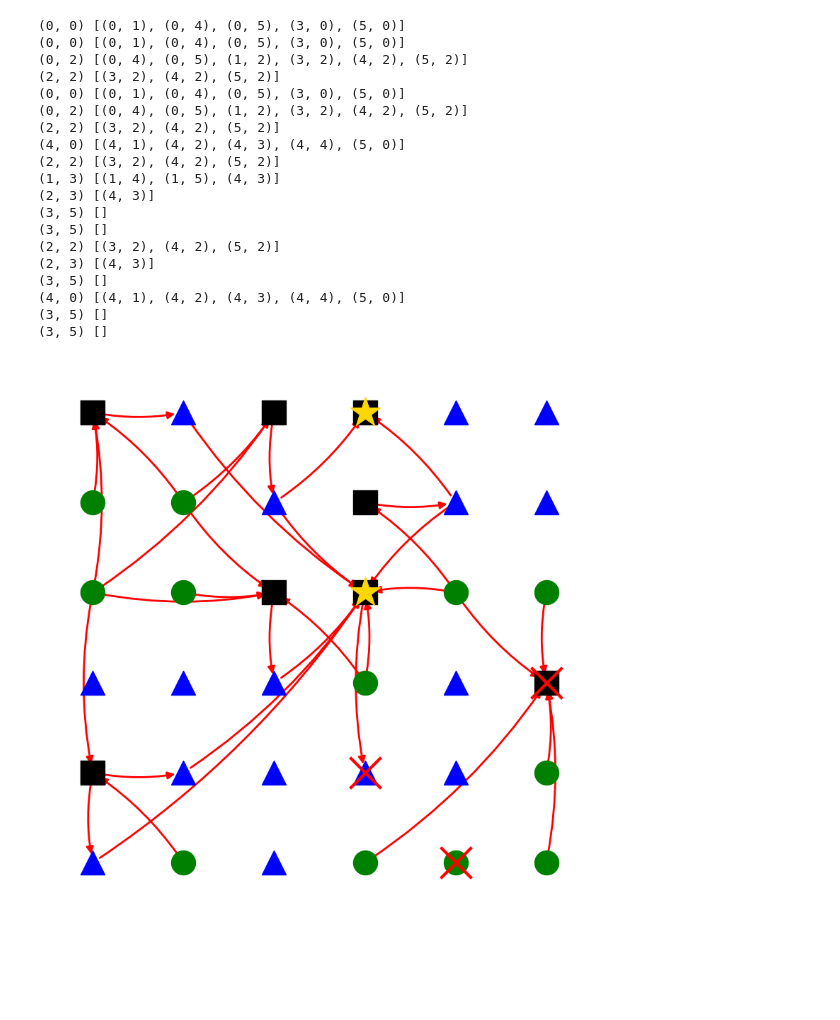
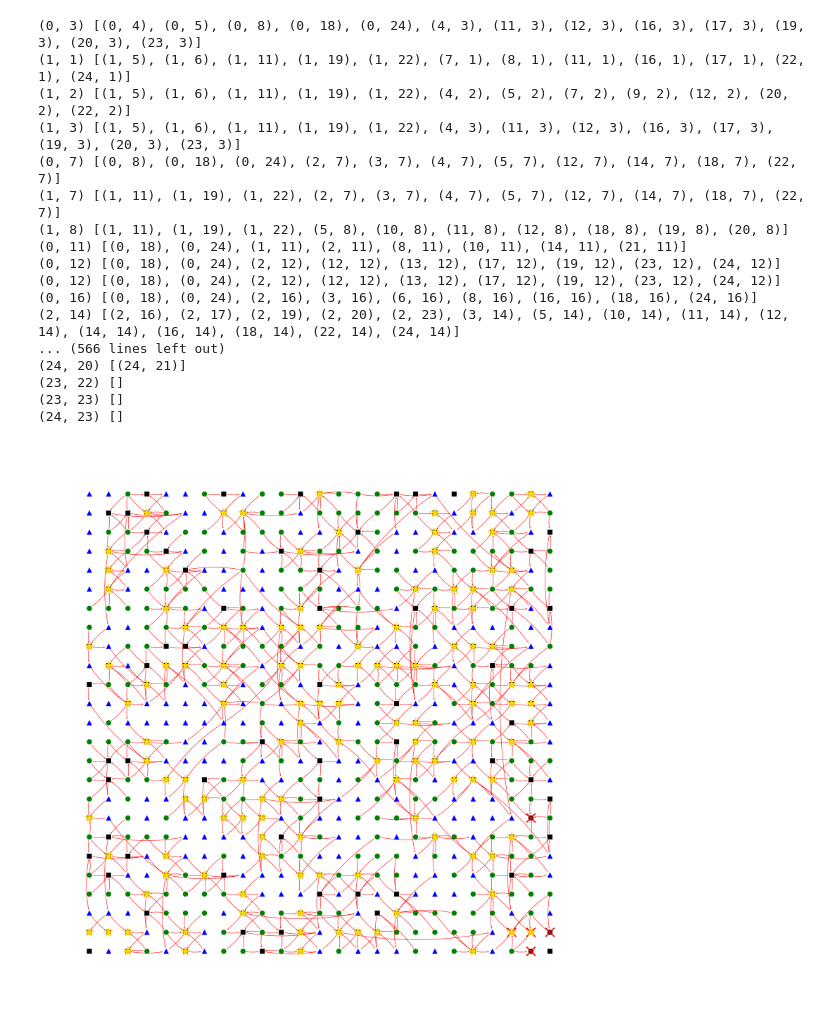
Before and after one commit to LuigiZanon/brincadeira-com-grafos, a Jupyter notebook: grafos.ipynb, the cells around one changed output. Drawn from its saved outputs; the diff is of its cells as text; code cells hidden in the pictures; blank space fills up the shorter version.

```diff
--- a/grafos.ipynb
+++ b/grafos.ipynb
@@ -14,8 +14,8 @@ def gera_matriz(N, seed):
 def distance(node1, node2):
     return max(abs(node1[0] - node2[0]),(abs(node1[1] - node2[1])))
 
-N = 6
-seed = 11
+N = 25
+seed = 20
 
 matriz = gera_matriz(N, seed)
 
@@ -86,34 +86,42 @@ for path in successed_path + failed_path:
 failed_nodes = list(set([c[-1] for c in failed_path]))
 succeed_nodes = list(set([c[-1] for c in successed_path]))
 # %% [output]
-(0, 0) [(0, 1), (0, 4), (0, 5), (3, 0), (5, 0)]
-(0, 0) [(0, 1), (0, 4), (0, 5), (3, 0), (5, 0)]
-(0, 2) [(0, 4), (0, 5), (1, 2), (3, 2), (4, 2), (5, 2)]
-(2, 2) [(3, 2), (4, 2), (5, 2)]
-(0, 0) [(0, 1), (0, 4), (0, 5), (3, 0), (5, 0)]
-(0, 2) [(0, 4), (0, 5), (1, 2), (3, 2), (4, 2), (5, 2)]
-(2, 2) [(3, 2), (4, 2), (5, 2)]
-(4, 0) [(4, 1), (4, 2), (4, 3), (4, 4), (5, 0)]
-(2, 2) [(3, 2), (4, 2), (5, 2)]
-(1, 3) [(1, 4), (1, 5), (4, 3)]
-(2, 3) [(4, 3)]
-(3, 5) []
-(3, 5) []
-(2, 2) [(3, 2), (4, 2), (5, 2)]
-(2, 3) [(4, 3)]
-(3, 5) []
-(4, 0) [(4, 1), (4, 2), (4, 3), (4, 4), (5, 0)]
-(3, 5) []
-(3, 5) []
+(0, 3) [(0, 4), (0, 5), (0, 8), (0, 18), (0, 24), (4, 3), (11, 3), (12, 3), (16, 3), (17, 3), (19, 3), (20, 3), (23, 3)]
+(1, 1) [(1, 5), (1, 6), (1, 11), (1, 19), (1, 22), (7, 1), (8, 1), (11, 1), (16, 1), (17, 1), (22, 1), (24, 1)]
+(1, 2) [(1, 5), (1, 6), (1, 11), (1, 19), (1, 22), (4, 2), (5, 2), (7, 2), (9, 2), (12, 2), (20, 2), (22, 2)]
+(1, 3) [(1, 5), (1, 6), (1, 11), (1, 19), (1, 22), (4, 3), (11, 3), (12, 3), (16, 3), (17, 3), (19, 3), (20, 3), (23, 3)]
+(0, 7) [(0, 8), (0, 18), (0, 24), (2, 7), (3, 7), (4, 7), (5, 7), (12, 7), (14, 7), (18, 7), (22, 7)]
+(1, 7) [(1, 11), (1, 19), (1, 22), (2, 7), (3, 7), (4, 7), (5, 7), (12, 7), (14, 7), (18, 7), (22, 7)]
+(1, 8) [(1, 11), (1, 19), (1, 22), (5, 8), (10, 8), (11, 8), (12, 8), (18, 8), (19, 8), (20, 8)]
+(0, 11) [(0, 18), (0, 24), (1, 11), (2, 11), (8, 11), (10, 11), (14, 11), (21, 11)]
+(0, 12) [(0, 18), (0, 24), (2, 12), (12, 12), (13, 12), (17, 12), (19, 12), (23, 12), (24, 12)]
+(0, 12) [(0, 18), (0, 24), (2, 12), (12, 12), (13, 12), (17, 12), (19, 12), (23, 12), (24, 12)]
+(0, 16) [(0, 18), (0, 24), (2, 16), (3, 16), (6, 16), (8, 16), (16, 16), (18, 16), (24, 16)]
+(2, 14) [(2, 16), (2, 17), (2, 19), (2, 20), (2, 23), (3, 14), (5, 14), (10, 14), (11, 14), (12, 14), (14, 14), (16, 14), (18, 14), (22, 14), (24, 14)]
+... (566 lines left out)
+(24, 20) [(24, 21)]
+(23, 22) []
+(23, 23) []
+(24, 23) []
 # %%
-plt.figure(figsize=(10, 10))
+figsize = max(10, N * 1.0)
+
+node_size = max(100, 3600 / N)
+
+edge_width = max(1, 12 / N)
+arrow_width = max(5, 120 / N)
+X_size = node_size * 3.5
+star_size = node_size * 4
+espessura_x = max(1, 18 / N)
+
+plt.figure(figsize=(figsize, figsize))
 
 nx.draw_networkx_nodes(
     G,
     pos=position,
     nodelist=nodes_C,
     node_color="green",
-    node_size=600,
+    node_size=node_size,
     node_shape="o"
 )
 
@@ -122,7 +130,7 @@ nx.draw_networkx_nodes(
     pos=position,
     nodelist=nodes_S,
     node_color="black",
-    node_size=600,
+    node_size=node_size,
     node_shape="s"
 )
 
@@ -131,7 +139,7 @@ nx.draw_networkx_nodes(
     pos=position,
     nodelist=nodes_T,
     node_color="blue",
-    node_size=600,
+    node_size=node_size,
     node_shape="^"
 )
 
@@ -140,35 +148,35 @@ if failed_nodes:
     nx.draw_networkx_nodes(
         G,
         pos=position,
         nodelist=failed_nodes,
         node_color="red",
-        node_size=1000,
+        node_size=X_size,
         node_shape="x",
         linewidths=3
     )
 
 if succeed_nodes:
     nx.draw_networkx_nodes(
         G,
         pos=position,
         nodelist=succeed_nodes,
         node_color="gold",
-        node_size=1000,
+        node_size=star_size,
         node_shape="*"
     )
 
 nx.draw_networkx_edges(
     G,
     pos=position,
     edgelist=list(path_edges),
     edge_color="red",
-    width=2,
+    width=edge_width,
     arrows=True,
-    arrowsize=15,
+    arrowsize=arrow_width,
     connectionstyle="arc3,rad=0.1",
 )
 
 plt.axis("off")
 plt.show()
 # %% [output]
-[figure, old version]
+[figure, new version]
```
